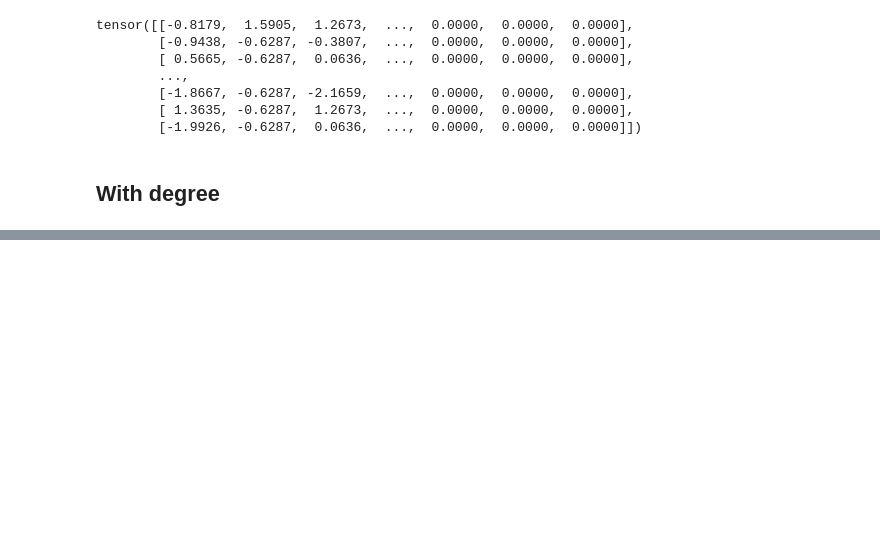
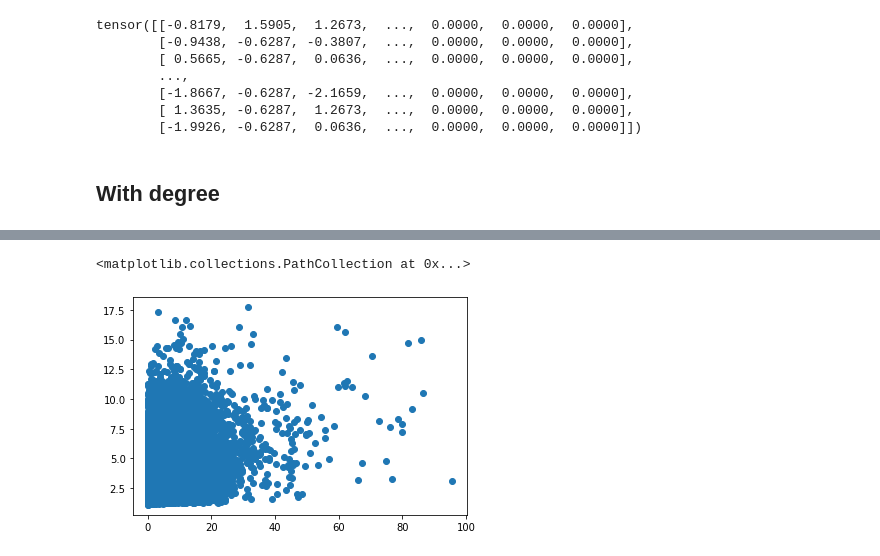
Before and after one commit to Bogeluno/GNN_Thesis, a Jupyter notebook: models/SimpleNN.ipynb, the cells around one changed output, grey strips where cells are left out. Cells and saved outputs as stored; diff of their text form; code cells hidden in the pictures; blank space fills up the shorter version.

```diff
--- a/models/SimpleNN.ipynb
+++ b/models/SimpleNN.ipynb
@@ -511,0 +621,35 @@ print(r2_score(y_test.detach().numpy()[:,0],net.forward(X_test).detach().numpy()
+# %%
+# define network
+class Net(nn.Module):
+
+    def __init__(self):
+        super(Net, self).__init__()
+
+        def init_weights(m):
+            if isinstance(m, nn.Linear):
+                torch.nn.init.xavier_normal_(m.weight)
+                m.bias.data.fill_(0.01)
+
+        self.seq = nn.Sequential(
+            nn.Linear(276,64),
+            nn.ReLU(nn.BatchNorm1d(64)),
+            nn.Dropout(0.5),
+            nn.Linear(64,64),
+            nn.ReLU(nn.BatchNorm1d(64)),
+            nn.Dropout(0.5),
+            #nn.Linear(64,64),
+            #nn.ReLU(nn.BatchNorm1d(64)),
+            #nn.Dropout(0.5),
+            nn.Linear(64,1),
+        )
+
+        self.seq.apply(init_weights)
+
+
+    def forward(self, x):
+        x = self.seq(x)
+        return x
+
+
+net = Net()
+print(net, sum(p.numel() for p in net.parameters()))
@@ -511,0 +773,5 @@ print(r2_score(y_test.detach().numpy()[:,0],net.forward(X_test).detach().numpy()
+# %%
+plt.scatter(y_test.detach().numpy()[:,0],net.forward(X_test).detach().numpy()[:,0])
+# %% [output]
+<matplotlib.collections.PathCollection at 0x...>
+[figure, added]
```
Also changed, not shown: parts of 27 cells of this notebook, 2 other files.
